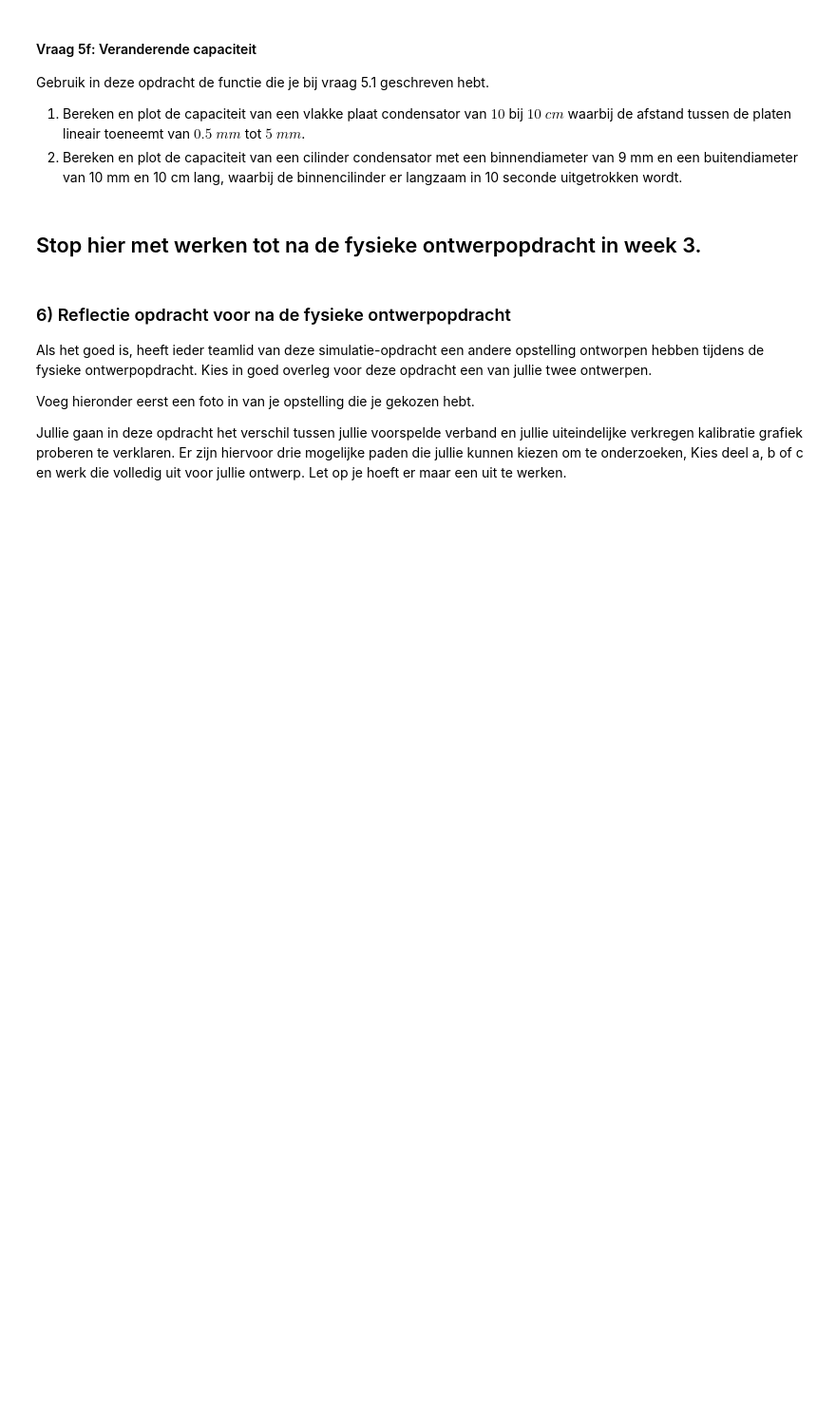
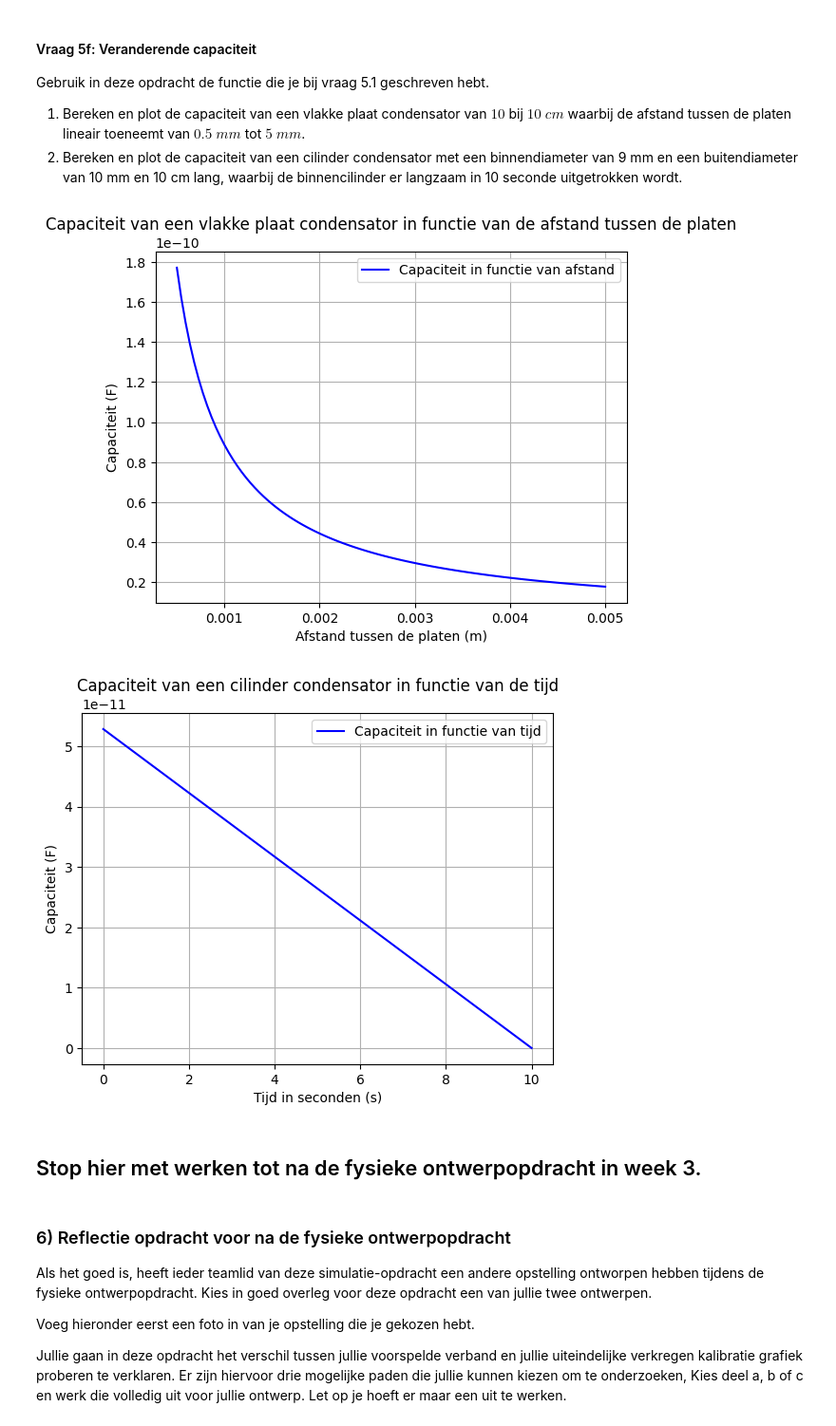
Before and after one commit to korne-Hoendervangers/opdrachten-DEF-D-KorneHoendervangers, a Jupyter notebook: DigitaleOntwerpopdrachten/1CondensatorOpdracht/CondensatorOntwerpopdracht.ipynb, the cells around one changed output. Shown at 95% size. Cells and saved outputs as stored; diff of their text form; code cells hidden in the pictures; blank space fills up the shorter version.

```diff
--- a/DigitaleOntwerpopdrachten/1CondensatorOpdracht/CondensatorOntwerpopdracht.ipynb
+++ b/DigitaleOntwerpopdrachten/1CondensatorOpdracht/CondensatorOntwerpopdracht.ipynb
@@ -500,12 +500,13 @@ In deze vraag zullen we kijken naar de ideale vlakke plaat condensator. Als de a
 3. Vind de formule voor de capaciteit van een cilinder condensator onder de aanname dat de afstand tussen de binnen en buiten wand klein is.
 4. Schrijf een python functie die de relevante parameters als input neemt en de capaciteit van een cilinder condensator als output heeft.
 # %%
-def vlakkeplaat(relevante_parameters):
-    C = None
+epsilon0 = 8.854e-12  # permittiviteit van vacuum (F/m)
+def vlakkeplaat(epsilonR,A,d):
+    C = (epsilon0 *epsilonR* A) / d
     return C
 
-def cilinder(relevante_parameters):
-    C = None
+def cilinder(epsilonR,L, R_binnen, R_buiten):
+    C = (2 * np.pi * epsilon0 * epsilonR * L)/np.log(R_buiten/R_binnen)
     return  C
 # %% [markdown]
 #### Vraag 5b: Capaciteit van enkele simpele condensatoren
@@ -580,9 +643,33 @@ Gebruik in deze opdracht de functie die je bij vraag 5.1 geschreven hebt.
 1. Bereken en plot de capaciteit van een vlakke plaat condensator van $10$ bij $10$ $cm$ waarbij de afstand tussen de platen lineair toeneemt van $0.5$ $mm$ tot $5$ $mm$.
 2. Bereken en plot de capaciteit van een cilinder condensator met een binnendiameter van 9 mm en een buitendiameter van 10 mm en 10 cm lang, waarbij de binnencilinder er langzaam in 10 seconde uitgetrokken wordt.
 # %%
-###
-###Jouw code hier###
-###
+afstand = np.linspace(0.0005,0.005,100)
+C = vlakkeplaat(Medium_lucht, 0.01,afstand)
+
+plt.figure()
+plt.plot(afstand , C,"b", label="Capaciteit in functie van afstand")
+plt.xlabel("Afstand tussen de platen (m)")
+plt.ylabel("Capaciteit (F)")
+plt.title("Capaciteit van een vlakke plaat condensator in functie van de afstand tussen de platen")
+plt.legend()
+plt.grid(True)
+plt.show()
+
+Lengte = np.linspace(0.1,0,100)
+tijd = np.linspace(0,10,100)
+functie_T_L = 0.1-0.1*(tijd/10)
+C = cilinder(Medium_lucht,functie_T_L, 0.009, 0.01)
+plt.figure()
+plt.plot(tijd , C,"b", label="Capaciteit in functie van tijd")
+plt.xlabel("Tijd in seconden (s)")
+plt.ylabel("Capaciteit (F)")
+plt.title("Capaciteit van een cilinder condensator in functie van de tijd")
+plt.legend()
+plt.grid(True)
+plt.show()
+# %% [output]
+[figure, added]
+[figure, added]
 # %% [markdown]
 ## Stop hier met werken tot na de fysieke ontwerpopdracht in week 3.
 # %% [markdown]
```
Also changed, not shown: parts of 5 cells of this notebook.
